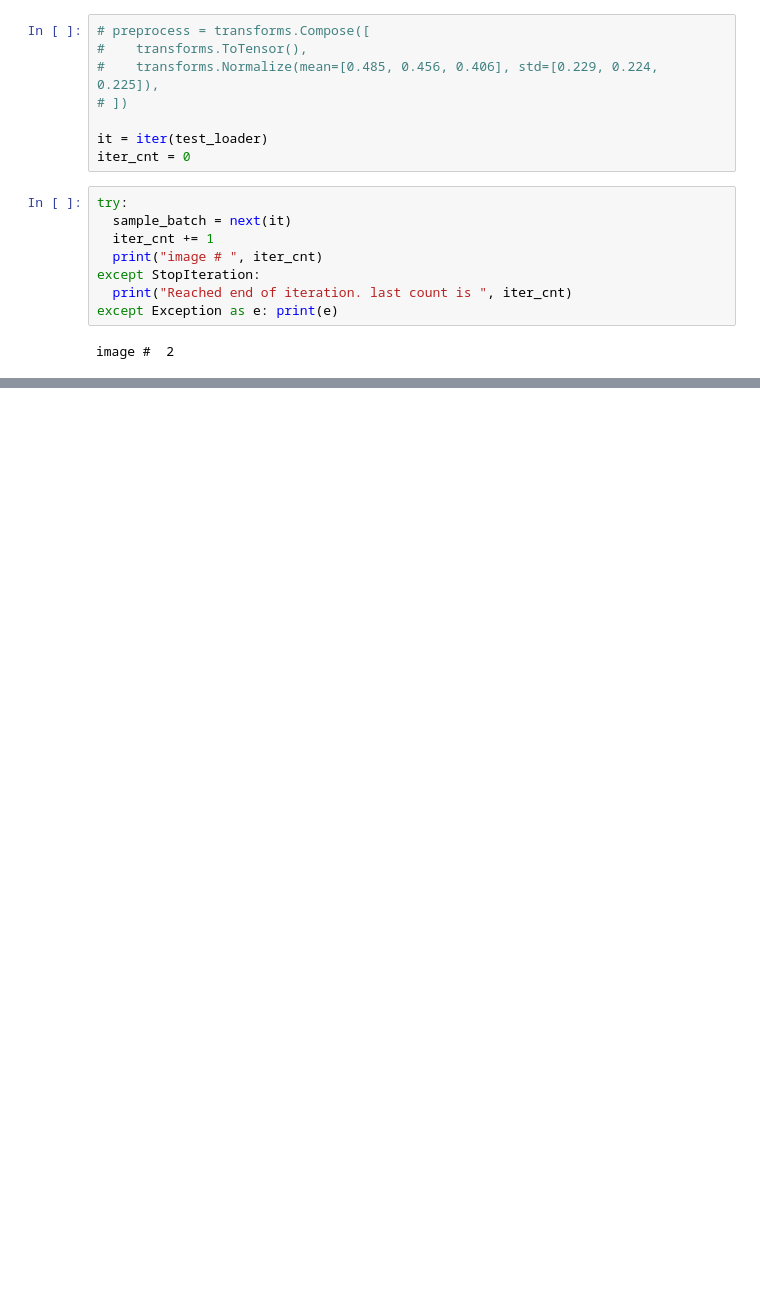
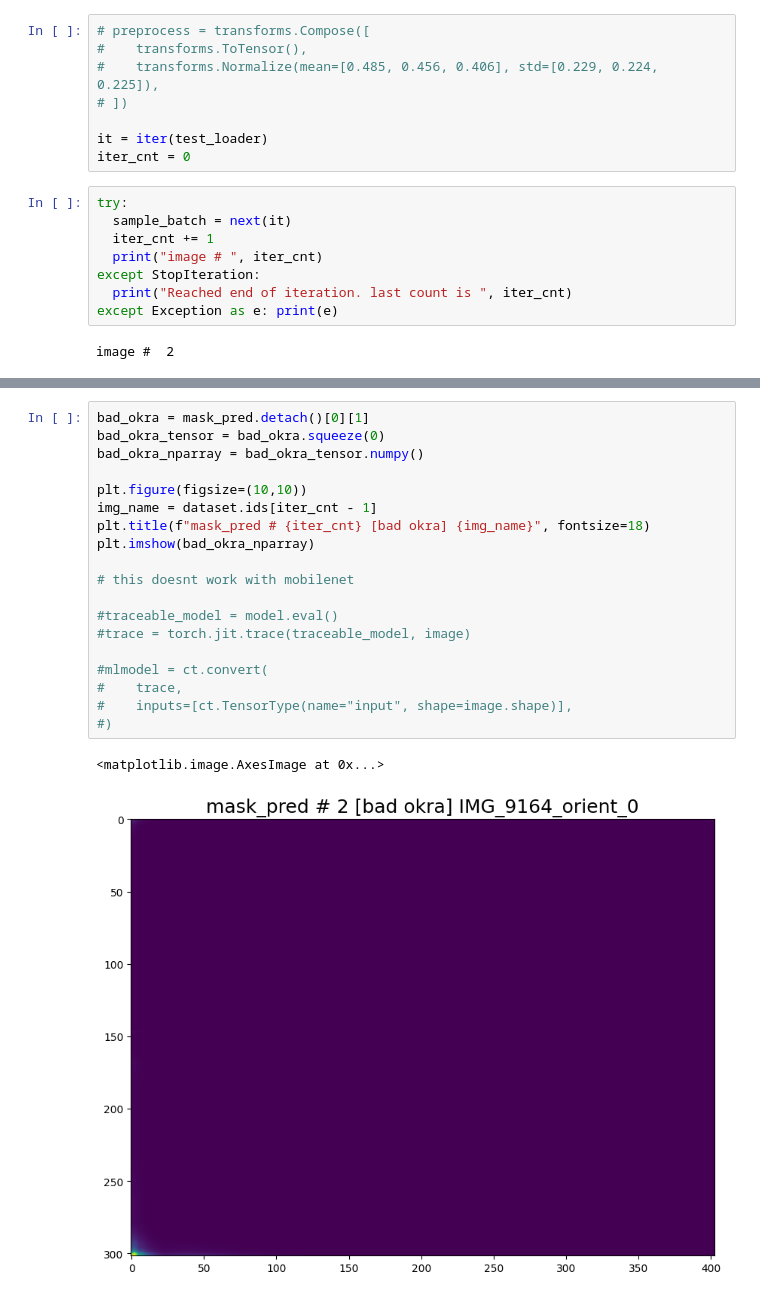
Before and after one commit to pranavdur/OkraInsight, a Jupyter notebook: ExploreOkraSegnetModel.ipynb, the cells around one changed output, grey strips where cells are left out. Saved outputs shown, nothing was run; the diff lists cells and outputs as text; blank space fills up the shorter version.

```diff
--- a/ExploreOkraSegnetModel.ipynb
+++ b/ExploreOkraSegnetModel.ipynb
@@ -181,0 +241,22 @@ true_masks.shape =  <class 'torch.Tensor'> torch.bool torch.Size([1, 302, 403])
+# %%
+bad_okra = mask_pred.detach()[0][1]
+bad_okra_tensor = bad_okra.squeeze(0)
+bad_okra_nparray = bad_okra_tensor.numpy()
+
+plt.figure(figsize=(10,10))
+img_name = dataset.ids[iter_cnt - 1]
+plt.title(f"mask_pred # {iter_cnt} [bad okra] {img_name}", fontsize=18)
+plt.imshow(bad_okra_nparray)
+
+# this doesnt work with mobilenet
+
+#traceable_model = model.eval()
+#trace = torch.jit.trace(traceable_model, image)
+
+#mlmodel = ct.convert(
+#    trace,
+#    inputs=[ct.TensorType(name="input", shape=image.shape)],
+#)
+# %% [output]
+<matplotlib.image.AxesImage at 0x...>
+[figure, added]
```
Also changed, not shown: parts of 19 cells of this notebook, 4 other files.
